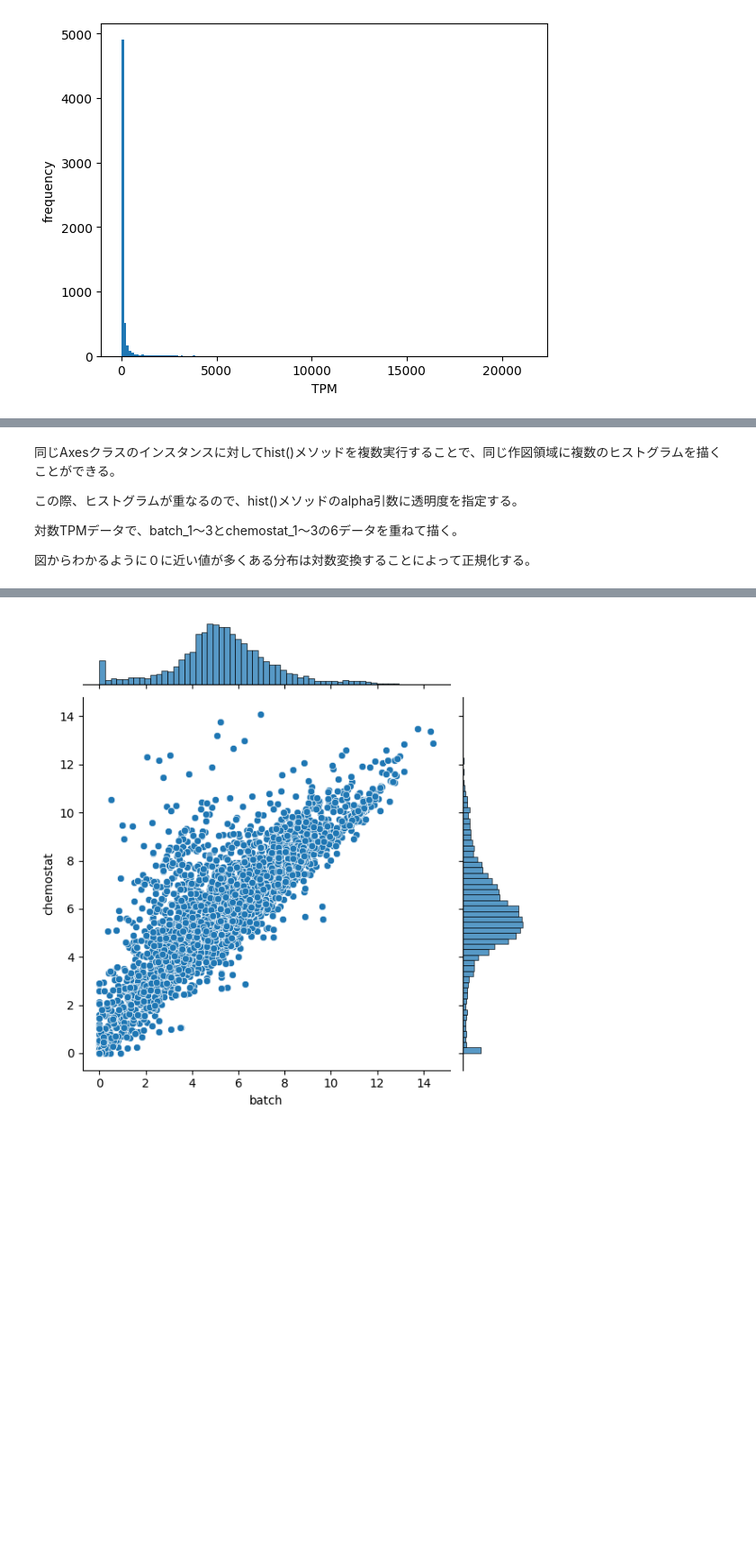
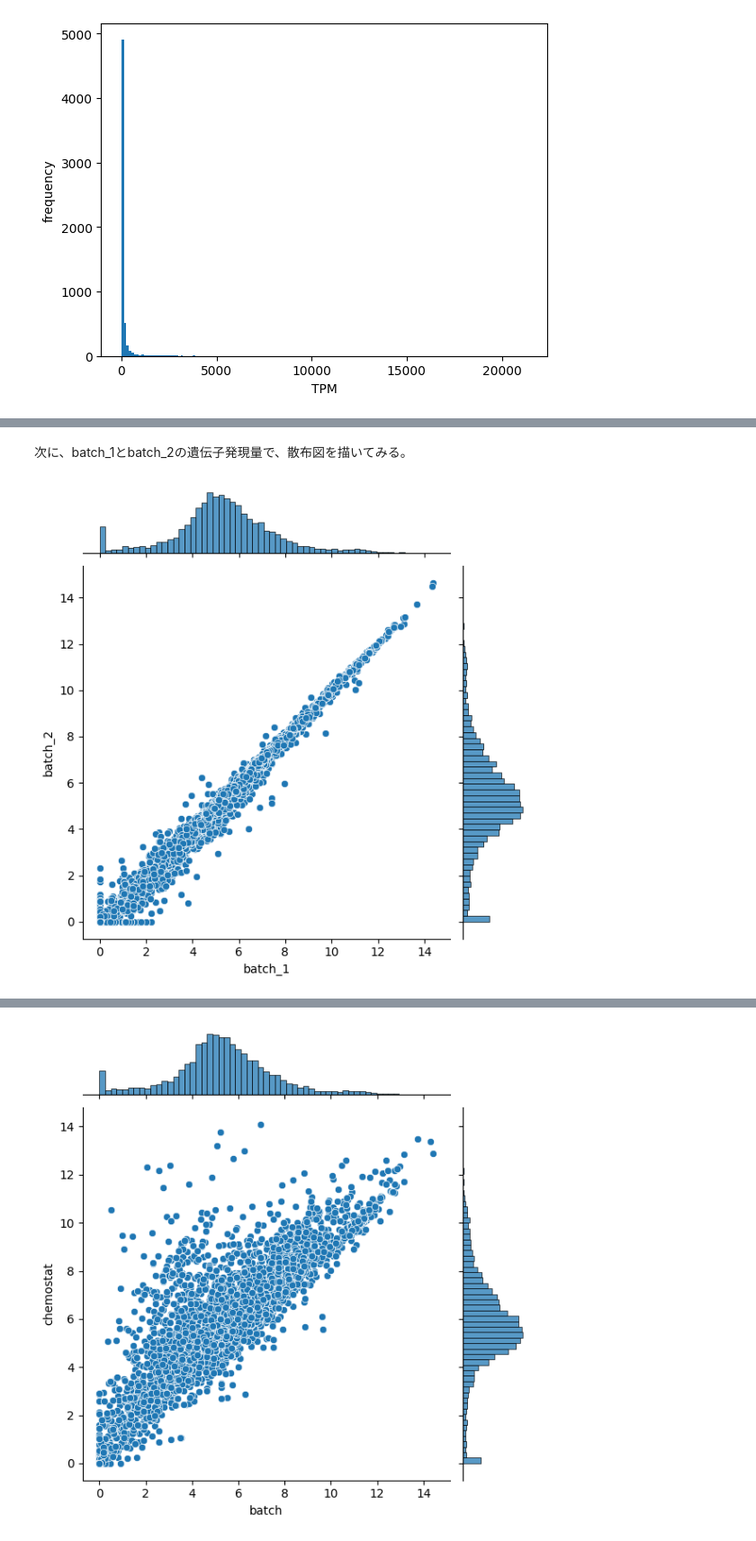
Before and after one commit to iwata97/bioinfo, a Jupyter notebook: bioinformatics_01.ipynb, the cells around one changed output, grey strips where cells are left out. Shown at 90% size. Cells and saved outputs as stored; diff of their text form; code cells hidden in the pictures; blank space fills up the shorter version.

```diff
--- a/bioinformatics_01.ipynb
+++ b/bioinformatics_01.ipynb
@@ -112,8 +121,8 @@ fig.show()
-# %% [markdown]
-同じAxesクラスのインスタンスに対してhist()メソッドを複数実行することで、同じ作図領域に複数のヒストグラムを描くことができる。
-
-この際、ヒストグラムが重なるので、hist()メソッドのalpha引数に透明度を指定する。
-
-対数TPMデータで、batch_1〜3とchemostat_1〜3の6データを重ねて描く。
-
-図からわかるように０に近い値が多くある分布は対数変換することによって正規化する。
+# %% [markdown]
+次に、batch_1とbatch_2の遺伝子発現量で、散布図を描いてみる。
+# %%
+import seaborn as sns
+sns.jointplot(data=log_tpm, x = 'batch_1', y = 'batch_2')
+plt.show()
+# %% [output]
+[figure, added]
```
Also changed, not shown: parts of 35 cells of this notebook, 1 other file.
